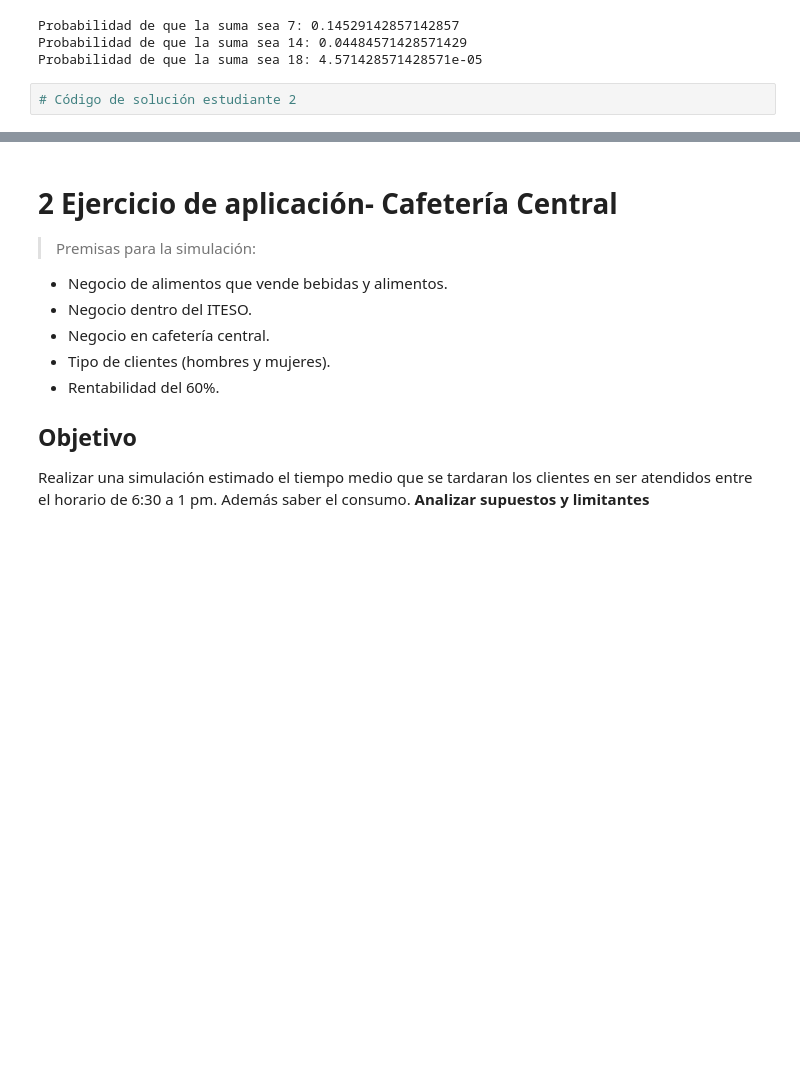
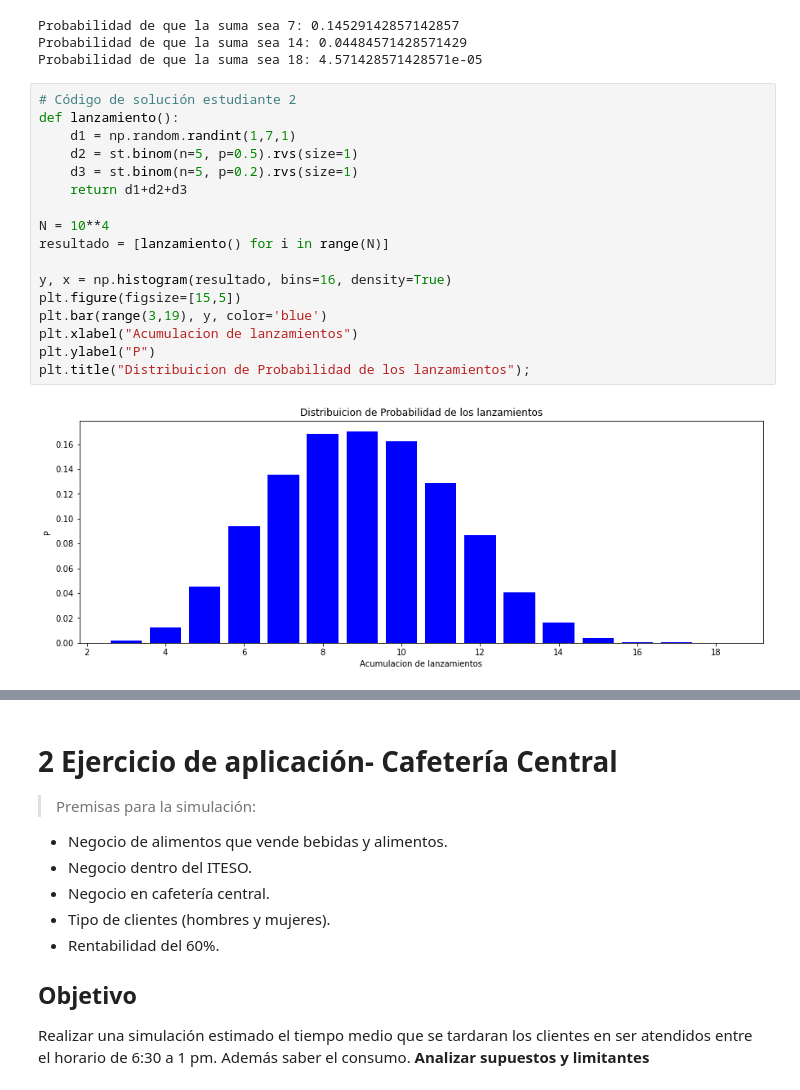
Before and after one commit to danielamichel/Tarea3_4_DMichel_CCorrales, a Jupyter notebook: Tarea4_DMichel_CCorrales.ipynb, the cells around one changed output, grey strips where cells are left out. Saved outputs shown, nothing was run; the diff lists cells and outputs as text; blank space fills up the shorter version.

```diff
--- a/Tarea4_DMichel_CCorrales.ipynb
+++ b/Tarea4_DMichel_CCorrales.ipynb
@@ -52,5 +52,22 @@ print(f'Probabilidad de que la suma sea 18: {y[15]}')
 Probabilidad de que la suma sea 7: 0.14529142857142857
 Probabilidad de que la suma sea 14: 0.04484571428571429
 Probabilidad de que la suma sea 18: 4.571428571428571e-05
-# %%
-# Código de solución estudiante 2
+# %%
+# Código de solución estudiante 2
+def lanzamiento():
+    d1 = np.random.randint(1,7,1)
+    d2 = st.binom(n=5, p=0.5).rvs(size=1)
+    d3 = st.binom(n=5, p=0.2).rvs(size=1)
+    return d1+d2+d3
+
+N = 10**4
+resultado = [lanzamiento() for i in range(N)]
+
+y, x = np.histogram(resultado, bins=16, density=True)
+plt.figure(figsize=[15,5])
+plt.bar(range(3,19), y, color='blue')
+plt.xlabel("Acumulacion de lanzamientos")
+plt.ylabel("P")
+plt.title("Distribuicion de Probabilidad de los lanzamientos");
+# %% [output]
+[figure, added]
```
Also changed, not shown: parts of 1 cell of this notebook.
